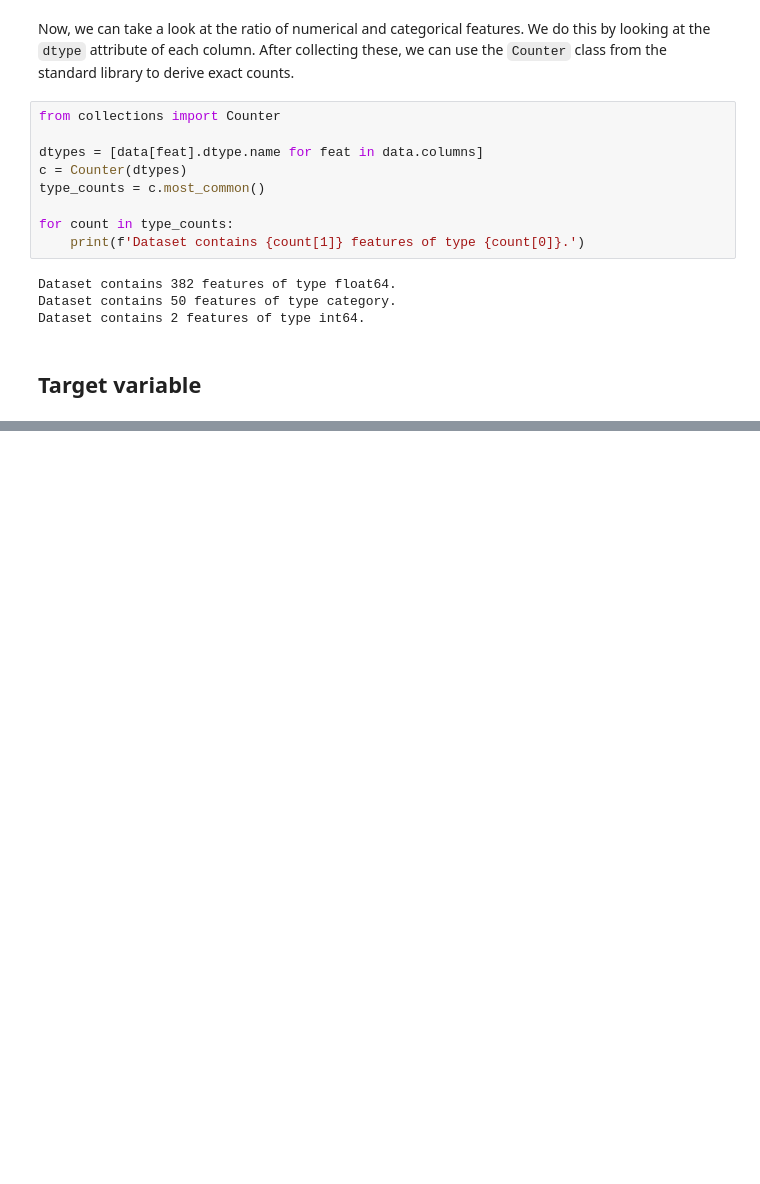
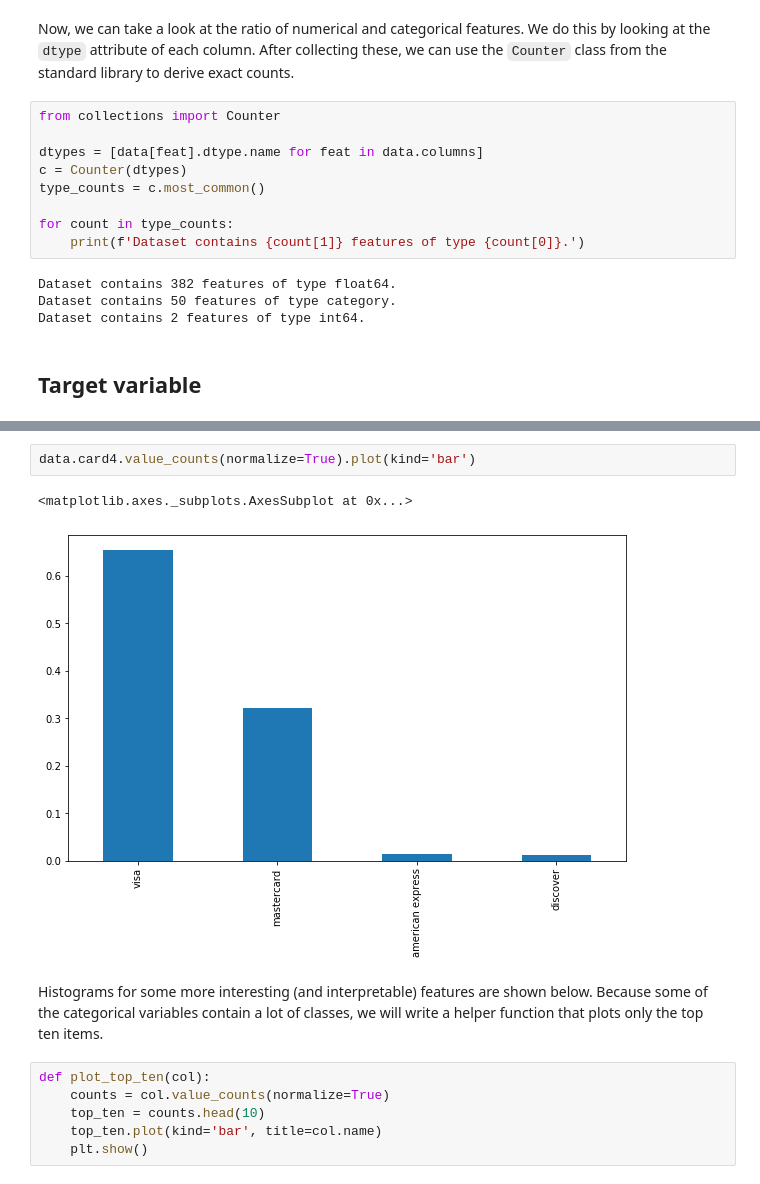
Before and after one commit to felixpeters/ml-workflow-tools, a Jupyter notebook: nbs/03_Exploratory_Data_Analysis.ipynb, the cells around one changed output, grey strips where cells are left out. Drawn from its saved outputs; the diff is of its cells as text; blank space fills up the shorter version.

```diff
--- a/nbs/03_Exploratory_Data_Analysis.ipynb
+++ b/nbs/03_Exploratory_Data_Analysis.ipynb
@@ -130,0 +248,13 @@ Dataset contains 2 features of type int64.
+# %%
+data.card4.value_counts(normalize=True).plot(kind='bar')
+# %% [output]
+<matplotlib.axes._subplots.AxesSubplot at 0x...>
+[figure, added]
+# %% [markdown]
+Histograms for some more interesting (and interpretable) features are shown below. Because some of the categorical variables contain a lot of classes, we will write a helper function that plots only the top ten items.
+# %%
+def plot_top_ten(col):
+    counts = col.value_counts(normalize=True)
+    top_ten = counts.head(10)
+    top_ten.plot(kind='bar', title=col.name)
+    plt.show()
```
Also changed, not shown: parts of 59 cells of this notebook.
